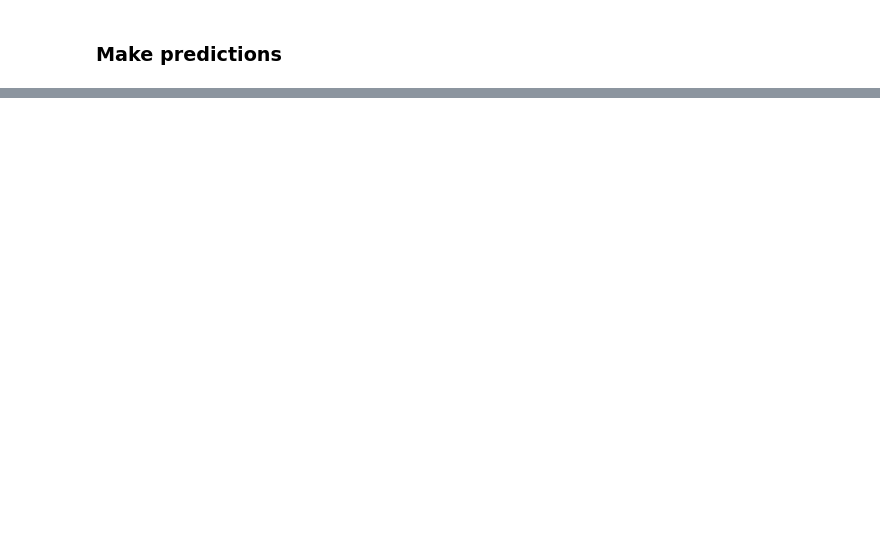
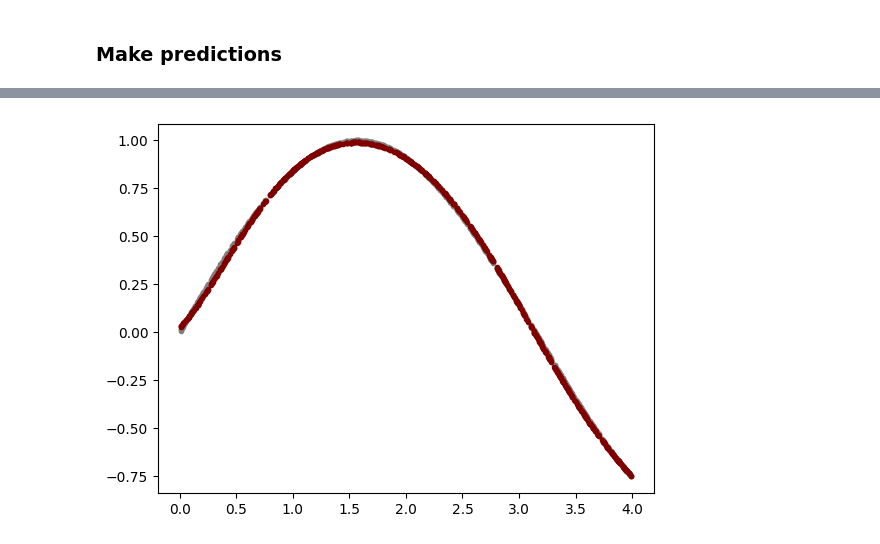
Before and after one commit to sebalexsmith/BBAN3001, a Jupyter notebook: Aritficial Neural Networks/Exercise 6.ipynb, the cells around one changed output, grey strips where cells are left out. Cells and saved outputs as stored; diff of their text form; code cells hidden in the pictures; blank space fills up the shorter version.

```diff
--- a/Aritficial Neural Networks/Exercise 6.ipynb
+++ b/Aritficial Neural Networks/Exercise 6.ipynb
@@ -101,5 +122,6 @@ Epoch 8: early stopping
 ### Make predictions
 # %%
 y_pred = model.predict(X_test)
+y_pred_train = model.predict(X_train)
 # %% [output]
 7/7 [==============================] - 0s 3ms/step
@@ -106,3 +129,9 @@ y_pred = model.predict(X_test)
+# %%
+plt.scatter(X_train, y_train, marker = '.', color = 'grey')
+plt.scatter(X_train, y_pred_train, marker = '.', color = 'maroon')
+plt.show()
+# %% [output]
+[figure, added]
 # %%
 plt.scatter(X_test, y_test, marker = '.', color = 'grey')
 plt.scatter(X_test, y_pred, marker = '.', color = 'maroon')
```
Also changed, not shown: parts of 10 cells of this notebook, 1 other file.
